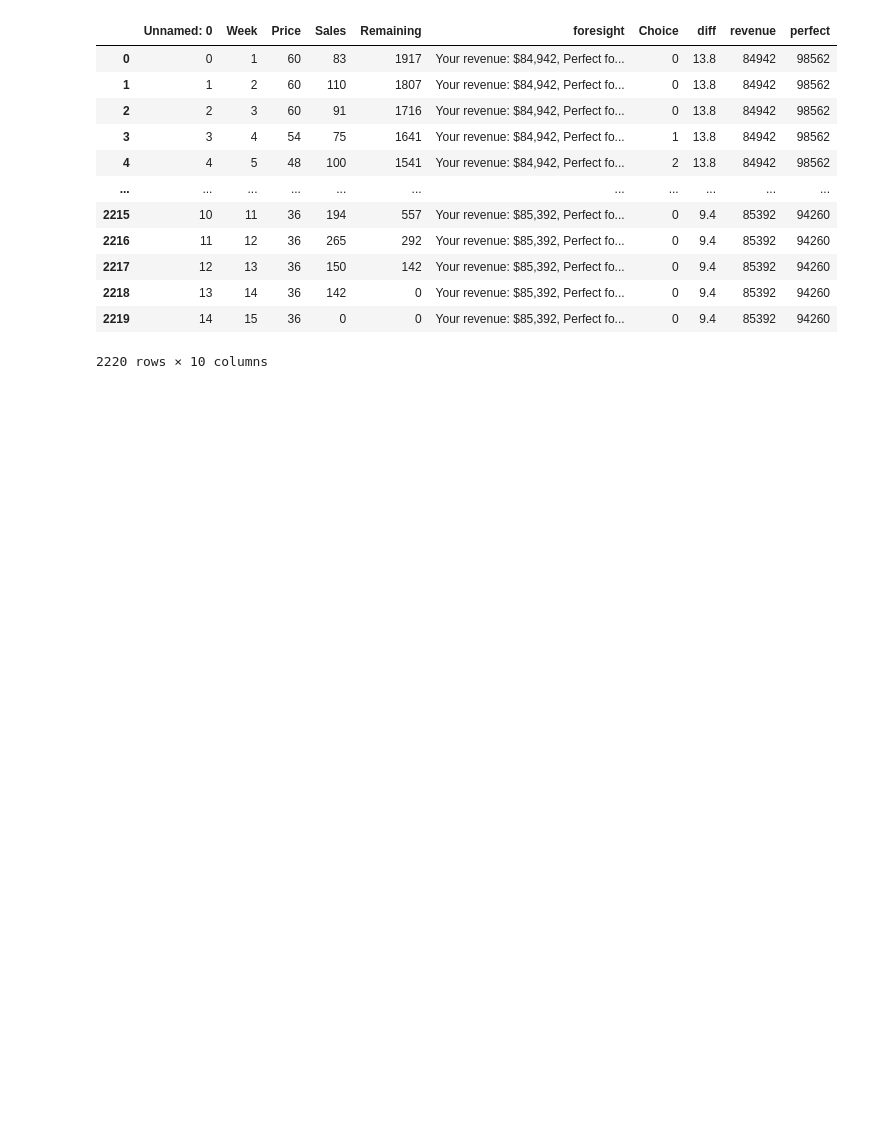
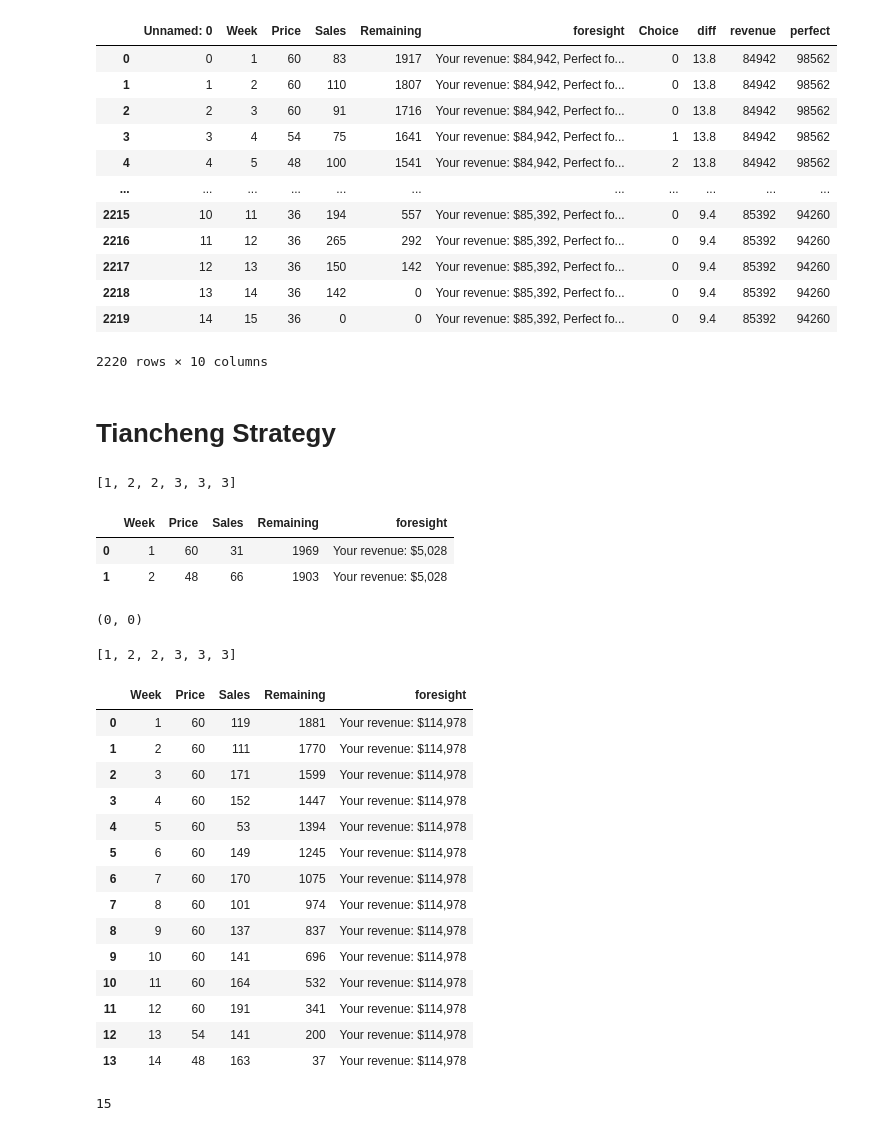
Before and after one commit to RScicomp/XRM2b3, a Jupyter notebook: ScrapeGame2.0.ipynb, the cells around one changed output. Cells and saved outputs as stored; diff of their text form; code cells hidden in the pictures; blank space fills up the shorter version.

```diff
--- a/ScrapeGame2.0.ipynb
+++ b/ScrapeGame2.0.ipynb
@@ -293,3 +303,45 @@ games
 | 2218 | 13 | 14 | 36 | 142 | 0 | Your revenue: $85,392, Perfect fo... | 0 | 9.4 | 85392 | 94260 |
 | 2219 | 14 | 15 | 36 | 0 | 0 | Your revenue: $85,392, Perfect fo... | 0 | 9.4 | 85392 | 94260 |
 2220 rows × 10 columns
+# %% [markdown]
+# Tiancheng Strategy
+# %%
+already_calculated
+# %% [output]
+[1, 2, 2, 3, 3, 3]
+# %%
+table
+# %% [output]
+|  | Week | Price | Sales | Remaining | foresight |
+| 0 | 1 | 60 | 31 | 1969 | Your revenue: $5,028 |
+| 1 | 2 | 48 | 66 | 1903 | Your revenue: $5,028 |
+# %%
+tiancheng_strategy(table,[0,1,2,3],chosenchoices,already_calculated=None)
+# %% [output]
+(0, 0)
+# %%
+already_calculated
+# %% [output]
+[1, 2, 2, 3, 3, 3]
+# %%
+table
+# %% [output]
+|  | Week | Price | Sales | Remaining | foresight |
+| 0 | 1 | 60 | 119 | 1881 | Your revenue: $114,978 |
+| 1 | 2 | 60 | 111 | 1770 | Your revenue: $114,978 |
+| 2 | 3 | 60 | 171 | 1599 | Your revenue: $114,978 |
+| 3 | 4 | 60 | 152 | 1447 | Your revenue: $114,978 |
+| 4 | 5 | 60 | 53 | 1394 | Your revenue: $114,978 |
+| 5 | 6 | 60 | 149 | 1245 | Your revenue: $114,978 |
+| 6 | 7 | 60 | 170 | 1075 | Your revenue: $114,978 |
+| 7 | 8 | 60 | 101 | 974 | Your revenue: $114,978 |
+| 8 | 9 | 60 | 137 | 837 | Your revenue: $114,978 |
+| 9 | 10 | 60 | 141 | 696 | Your revenue: $114,978 |
+| 10 | 11 | 60 | 164 | 532 | Your revenue: $114,978 |
+| 11 | 12 | 60 | 191 | 341 | Your revenue: $114,978 |
+| 12 | 13 | 54 | 141 | 200 | Your revenue: $114,978 |
+| 13 | 14 | 48 | 163 | 37 | Your revenue: $114,978 |
+# %%
+len(all_choices)
+# %% [output]
+15
```
Also changed, not shown: parts of 9 cells of this notebook.
